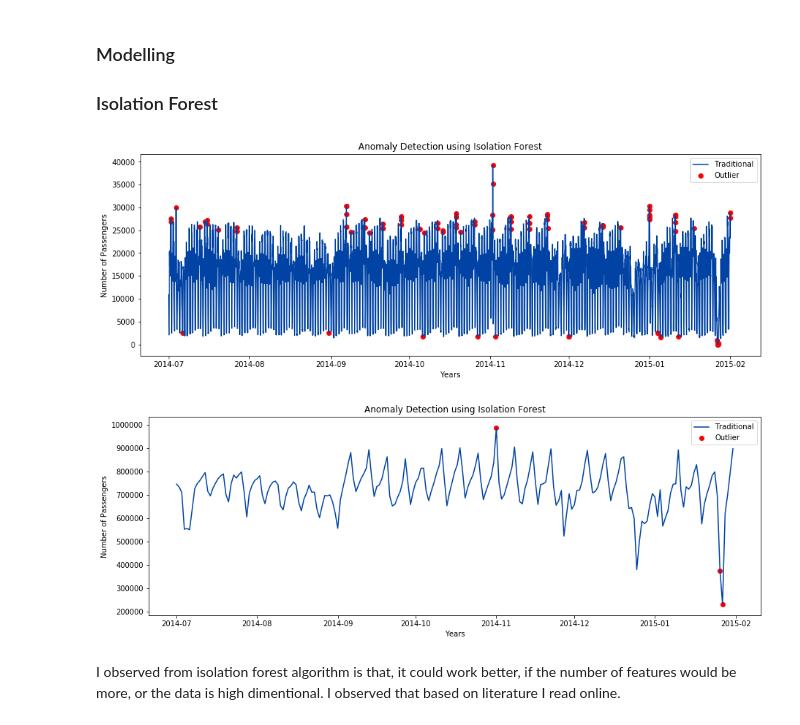
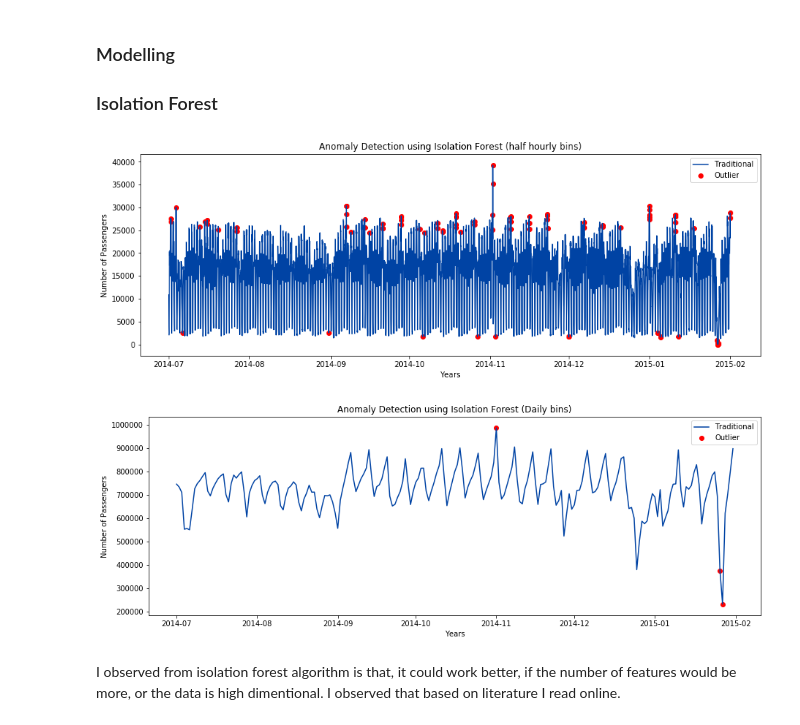
Before and after one commit to Ruturaj4/d_st_reams_of_anomalies, a Jupyter notebook: notebooks/1.0-rkv-d-st-reams-of-anomalies.ipynb, the cells around one changed output. Saved outputs shown, nothing was run; the diff lists cells and outputs as text; code cells hidden in the pictures.

```diff
--- a/notebooks/1.0-rkv-d-st-reams-of-anomalies.ipynb
+++ b/notebooks/1.0-rkv-d-st-reams-of-anomalies.ipynb
@@ -176,17 +176,17 @@ a = taxi.loc[anomaly == 1, ["timestamp", "value"]] #anomaly
 # %%
 # Anomaly Visualisation using isolation forest
 
 plt.figure(figsize=(15, 5))
 plt.plot(taxi.timestamp, taxi.value, color="#0043A4", label="Traditional")
 plt.scatter(a.timestamp, a.value, color="r", label="Outlier")
 plt.ylabel("Number of Passengers")
 plt.xlabel("Years")
-plt.title("Anomaly Detection using Isolation Forest")
+plt.title("Anomaly Detection using Isolation Forest (half hourly bins)")
 plt.grid(False)
 plt.legend(loc="best")
 plt.show()
 # %% [output]
-[figure, old version]
+[figure, new version]
 # %%
 %%capture
 taxi_daily = pd.DataFrame(columns=["value"])
@@ -210,12 +210,12 @@ plt.plot(taxi_daily.timestamp, taxidt_daily.value, color="#0043A4", label="Tradi
 plt.scatter(a.timestamp, a.value, color="r", label="Outlier")
 plt.ylabel("Number of Passengers")
 plt.xlabel("Years")
-plt.title("Anomaly Detection using Isolation Forest")
+plt.title("Anomaly Detection using Isolation Forest (Daily bins)")
 plt.grid(False)
 plt.legend(loc="best")
 plt.show()
 # %% [output]
-[figure, old version]
+[figure, new version]
 # %% [markdown]
 I observed from isolation forest algorithm is that, it could work better, if the number of features would be more,
 or the data is high dimentional. I observed that based on literature I read online.
```
Also changed, not shown: parts of 4 cells of this notebook, 8 other files.
